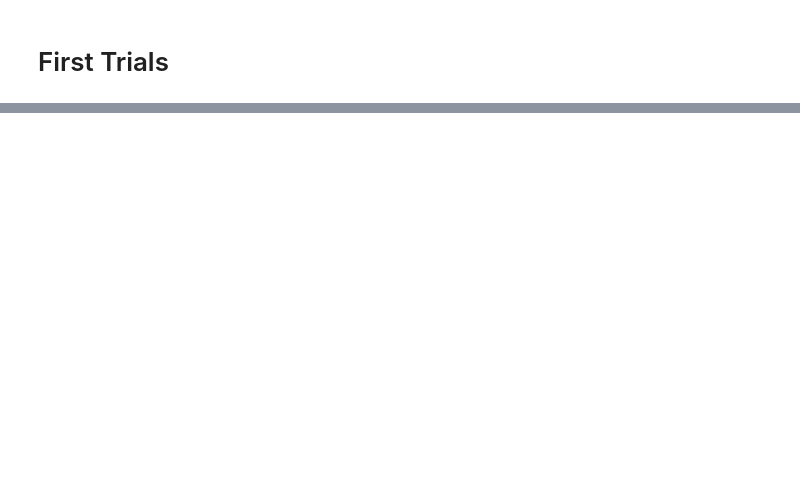
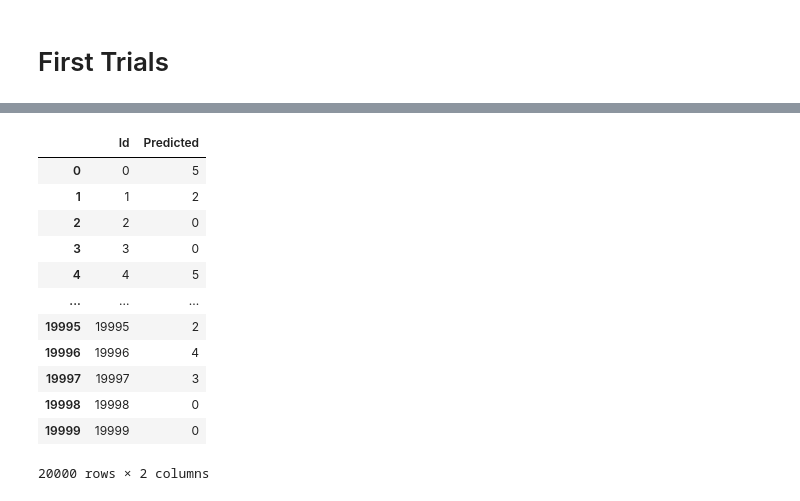
Before and after one commit to MottaDavide/news_classification, a Jupyter notebook: trial.ipynb, the cells around one changed output, grey strips where cells are left out. Drawn from its saved outputs; the diff is of its cells as text; code cells hidden in the pictures; blank space fills up the shorter version.

```diff
--- a/trial.ipynb
+++ b/trial.ipynb
@@ -501,0 +221,2 @@ AttributeError: 'dict' object has no attribute 'melt'
+# %%
+model_lightgb.fit(X_train_proc, y_train_proc)
@@ -501,0 +234,13 @@ AttributeError: 'dict' object has no attribute 'melt'
+# %%
+def predict_hybrid(df, ml_model):
+    # 1. Ottieni tutte le predizioni dal modello ML
+    ml_predictions = ml_model.predict(df)  # df[:-1] per eliminare l'ultima colonna
+
+    # 2. Crea l'array di predizioni RSS
+    df = pd.concat([df, X_val['article'].reset_index(drop=True)], axis=1)
+    rss_labels = df['article'].apply(extract_rss_label)
+
+    # 3. Sostituisci le predizioni con RSS dove rss_labels non è None
+    hybrid_predictions = np.where(rss_labels.notna(), rss_labels, ml_predictions)
+
+    return hybrid_predictions.tolist(), ml_predictions.tolist(), rss_labels.tolist()
@@ -501,0 +354,14 @@ AttributeError: 'dict' object has no attribute 'melt'
+# %%
+predictions,_,_ = predict_hybrid(X_eval_proc_with_columns, model_lightgb)
+
+
+submission = pd.DataFrame({
+    'Id': df_eval['Id'],
+    'Predicted': predictions.astype(int)
+})
+submission.to_csv(OUTPUT_DIR / 'submission_tuned.csv', index=False)
+print(f"  Submission: {OUTPUT_DIR / 'submission_tuned.csv'}")
+
+print("\n" + "="*70)
+print("TUNING COMPLETATO!")
+print("="*70)
@@ -501,0 +370,11 @@ AttributeError: 'dict' object has no attribute 'melt'
+# %%
+submission = pd.DataFrame({
+    'Id': df_eval['Id'],
+    'Predicted': map(int, predictions)
+})
+submission.to_csv(OUTPUT_DIR / 'submission_tuned.csv', index=False)
+print(f"  Submission: {OUTPUT_DIR / 'submission_tuned.csv'}")
+
+print("\n" + "="*70)
+print("TUNING COMPLETATO!")
+print("="*70)
@@ -501,0 +423,16 @@ AttributeError: 'dict' object has no attribute 'melt'
+# %%
+submission
+# %% [output]
+|  | Id | Predicted |
+| 0 | 0 | 5 |
+| 1 | 1 | 2 |
+| 2 | 2 | 0 |
+| 3 | 3 | 0 |
+| 4 | 4 | 5 |
+| ... | ... | ... |
+| 19995 | 19995 | 2 |
+| 19996 | 19996 | 4 |
+| 19997 | 19997 | 3 |
+| 19998 | 19998 | 0 |
+| 19999 | 19999 | 0 |
+20000 rows × 2 columns
```
Also changed, not shown: parts of 40 cells of this notebook, 18 other files.
